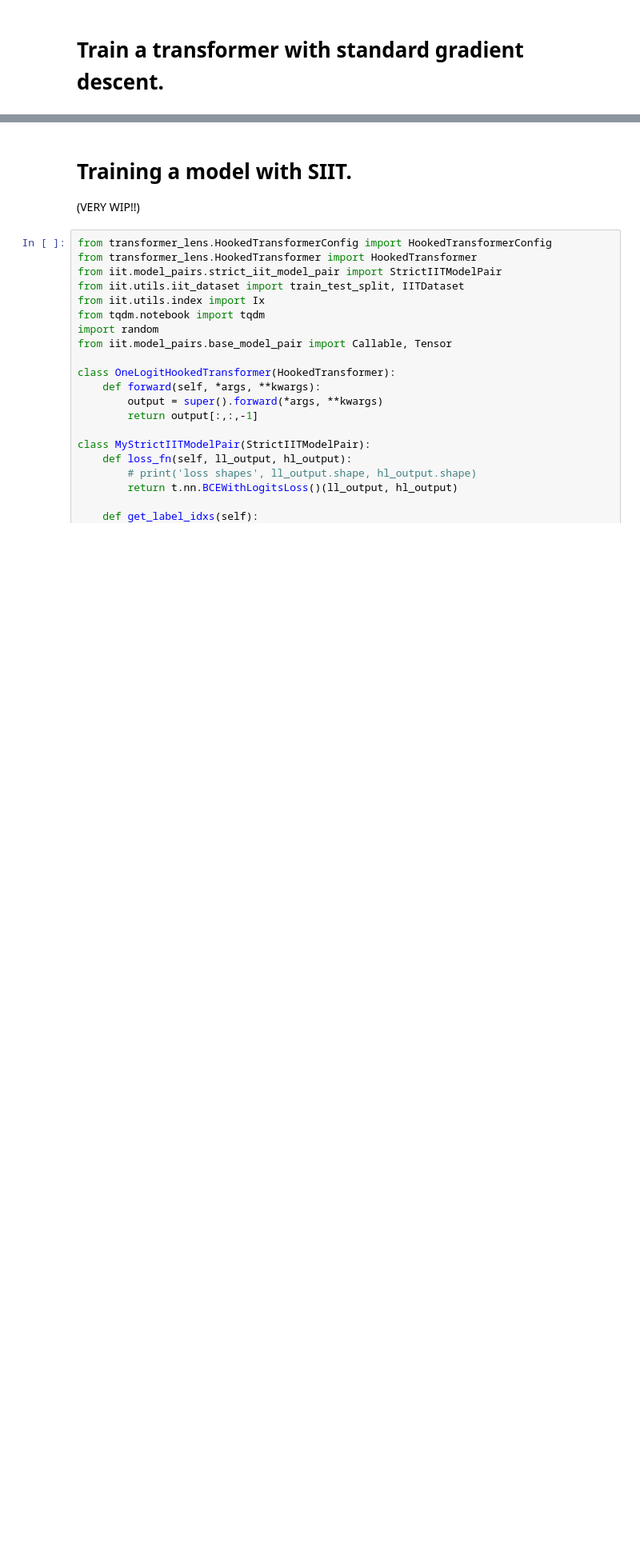
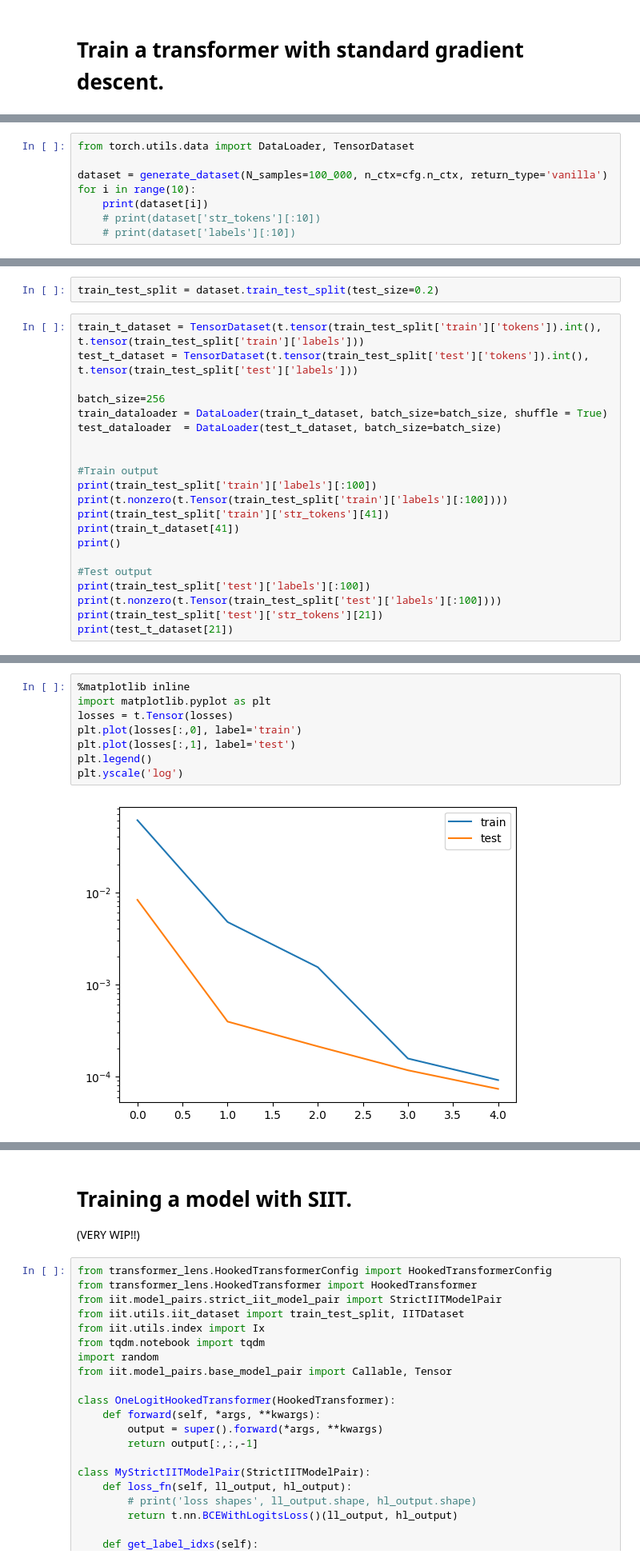
Before and after one commit to evanhanders/circuits-benchmark-saes, a Jupyter notebook: quick-experiments/build_parens_benchmark_by_hand.ipynb, the cells around one changed output, grey strips where cells are left out. Shown at 80% size. Drawn from its saved outputs; the diff is of its cells as text; blank space fills up the shorter version.

Commit message:
trains a transformer by AdamW; ready to try SIIT by hand.

```diff
--- a/quick-experiments/build_parens_benchmark_by_hand.ipynb
+++ b/quick-experiments/build_parens_benchmark_by_hand.ipynb
@@ -290,0 +300,8 @@ tensor([0, 2, 1, 1, 2, 1, 2, 3, 3, 3], device='cuda:0') tensor([1., 0., 0., 0.,
+# %%
+from torch.utils.data import DataLoader, TensorDataset
+
+dataset = generate_dataset(N_samples=100_000, n_ctx=cfg.n_ctx, return_type='vanilla')
+for i in range(10):
+    print(dataset[i])
+    # print(dataset['str_tokens'][:10])
+    # print(dataset['labels'][:10])
@@ -290,0 +326,23 @@ tensor([0, 2, 1, 1, 2, 1, 2, 3, 3, 3], device='cuda:0') tensor([1., 0., 0., 0.,
+# %%
+train_test_split = dataset.train_test_split(test_size=0.2)
+# %%
+train_t_dataset = TensorDataset(t.tensor(train_test_split['train']['tokens']).int(), t.tensor(train_test_split['train']['labels']))
+test_t_dataset = TensorDataset(t.tensor(train_test_split['test']['tokens']).int(), t.tensor(train_test_split['test']['labels']))
+
+batch_size=256
+train_dataloader = DataLoader(train_t_dataset, batch_size=batch_size, shuffle = True)
+test_dataloader  = DataLoader(test_t_dataset, batch_size=batch_size)
+
+
+#Train output
+print(train_test_split['train']['labels'][:100])
+print(t.nonzero(t.Tensor(train_test_split['train']['labels'][:100])))
+print(train_test_split['train']['str_tokens'][41])
+print(train_t_dataset[41])
+print()
+
+#Test output
+print(train_test_split['test']['labels'][:100])
+print(t.nonzero(t.Tensor(train_test_split['test']['labels'][:100])))
+print(train_test_split['test']['str_tokens'][21])
+print(test_t_dataset[21])
@@ -290,0 +449,10 @@ tensor([0, 2, 1, 1, 2, 1, 2, 3, 3, 3], device='cuda:0') tensor([1., 0., 0., 0.,
+# %%
+%matplotlib inline
+import matplotlib.pyplot as plt
+losses = t.Tensor(losses)
+plt.plot(losses[:,0], label='train')
+plt.plot(losses[:,1], label='test')
+plt.legend()
+plt.yscale('log')
+# %% [output]
+[figure, added]
```
Also changed, not shown: parts of 9 cells of this notebook.
